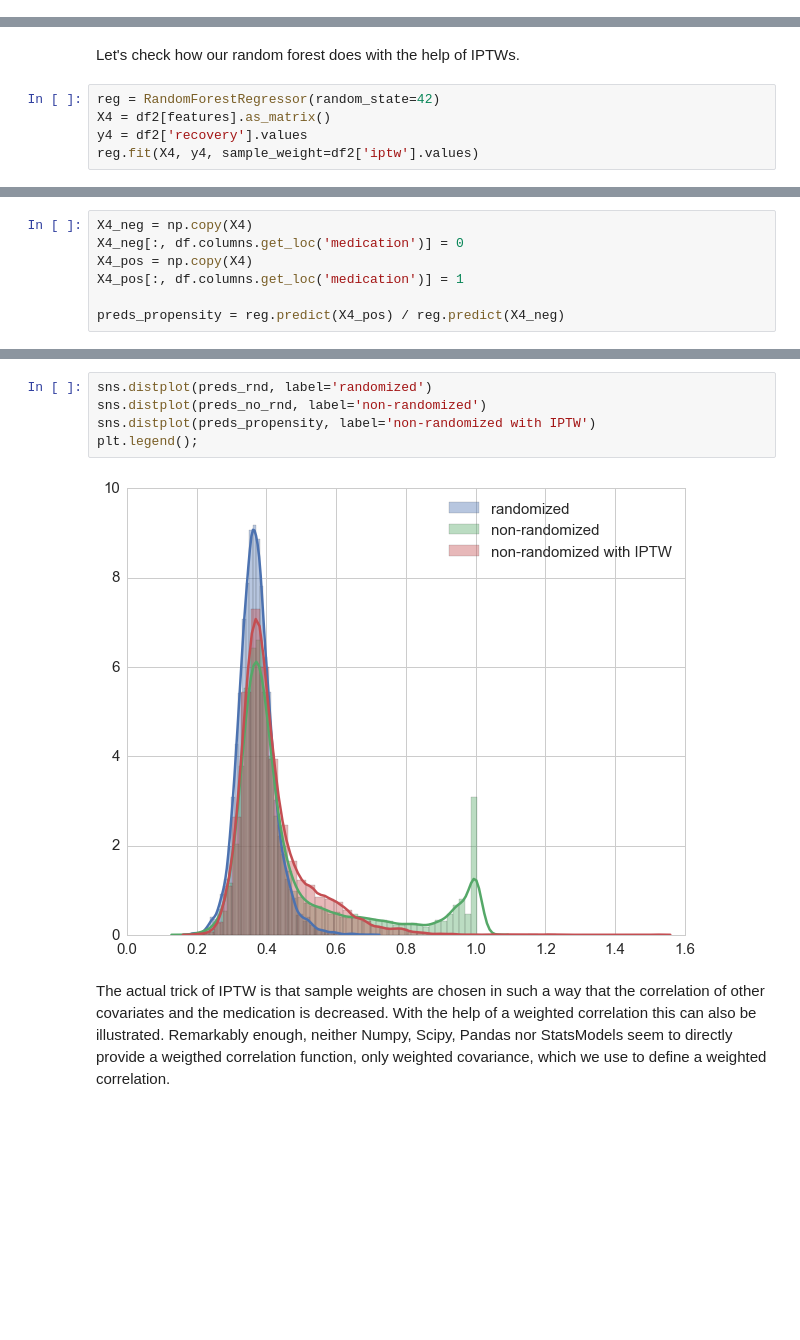
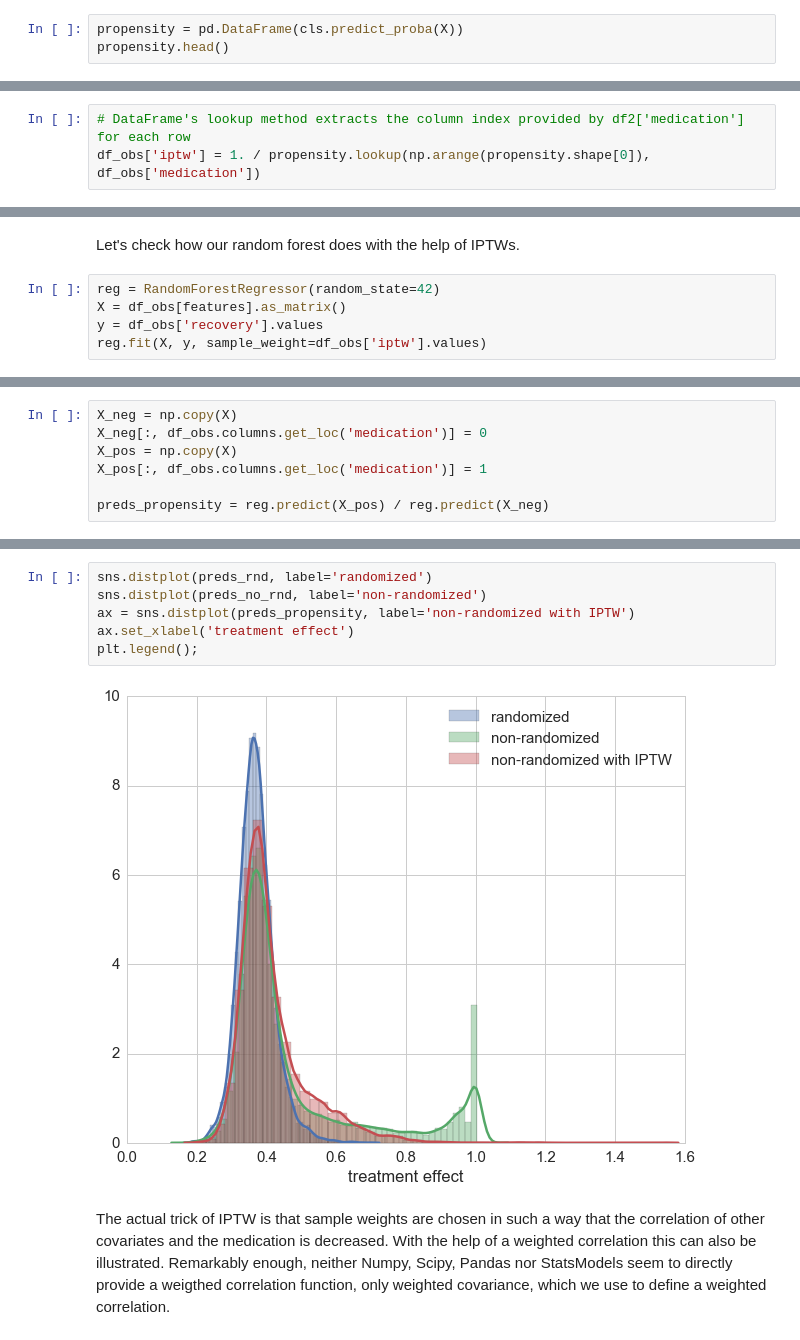
Before and after one commit to FlorianWilhelm/FlorianWilhelm.github.io, a Jupyter notebook: notebooks/causal_inference_propensity_score.ipynb, the cells around one changed output, grey strips where cells are left out. Cells and saved outputs as stored; diff of their text form; blank space fills up the shorter version.

```diff
--- a/notebooks/causal_inference_propensity_score.ipynb
+++ b/notebooks/causal_inference_propensity_score.ipynb
@@ -302,0 +255,3 @@ Generalized Linear Model Regression Results
+# %%
+propensity = pd.DataFrame(cls.predict_proba(X))
+propensity.head()
@@ -302,0 +288,3 @@ Generalized Linear Model Regression Results
+# %%
+# DataFrame's lookup method extracts the column index provided by df2['medication'] for each row
+df_obs['iptw'] = 1. / propensity.lookup(np.arange(propensity.shape[0]), df_obs['medication'])
@@ -304,8 +328,8 @@ Generalized Linear Model Regression Results
 Let's check how our random forest does with the help of IPTWs.
 # %%
 reg = RandomForestRegressor(random_state=42)
-X4 = df2[features].as_matrix()
-y4 = df2['recovery'].values
-reg.fit(X4, y4, sample_weight=df2['iptw'].values)
+X = df_obs[features].as_matrix()
+y = df_obs['recovery'].values
+reg.fit(X, y, sample_weight=df_obs['iptw'].values)
 # %% [output]
 RandomForestRegressor(bootstrap=True, criterion='mse', max_depth=None,
@@ -314,10 +339,10 @@ RandomForestRegressor(bootstrap=True, criterion='mse', max_depth=None,
            n_estimators=10, n_jobs=1, oob_score=False, random_state=42,
            verbose=0, warm_start=False)
 # %%
-X4_neg = np.copy(X4)
-X4_neg[:, df.columns.get_loc('medication')] = 0
-X4_pos = np.copy(X4)
-X4_pos[:, df.columns.get_loc('medication')] = 1
+X_neg = np.copy(X)
+X_neg[:, df_obs.columns.get_loc('medication')] = 0
+X_pos = np.copy(X)
+X_pos[:, df_obs.columns.get_loc('medication')] = 1
 
-preds_propensity = reg.predict(X4_pos) / reg.predict(X4_neg)
+preds_propensity = reg.predict(X_pos) / reg.predict(X_neg)
 # %%
@@ -332,10 +360,11 @@ After taking a brief look at the distribution we see that using IPTW drastically
 # %%
 sns.distplot(preds_rnd, label='randomized')
 sns.distplot(preds_no_rnd, label='non-randomized')
-sns.distplot(preds_propensity, label='non-randomized with IPTW')
+ax = sns.distplot(preds_propensity, label='non-randomized with IPTW')
+ax.set_xlabel('treatment effect')
 plt.legend();
 # %% [output]
-[figure, old version]
+[figure, new version]
 # %% [markdown]
 The actual trick of IPTW is that sample weights are chosen in such a way that the correlation of other covariates and the medication is decreased. With the help of a weighted correlation this can also be illustrated. Remarkably enough, neither Numpy, Scipy, Pandas nor StatsModels seem to directly provide a weigthed correlation function, only weighted covariance, which we use to define a weighted correlation.
 # %%
```
Also changed, not shown: parts of 50 cells of this notebook, 15 other files.
